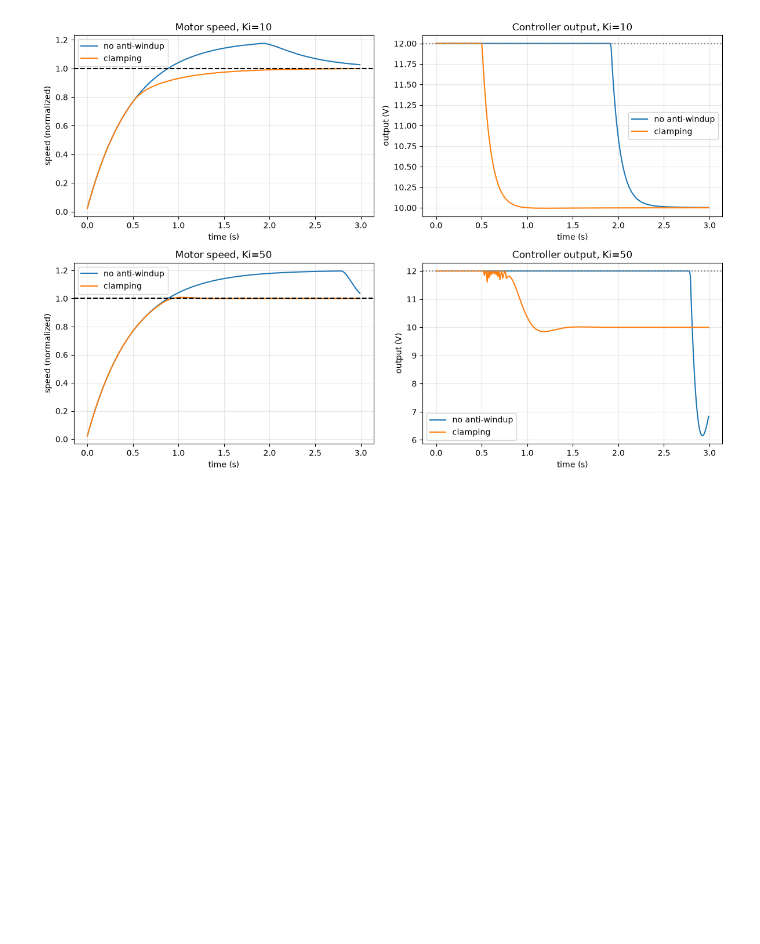
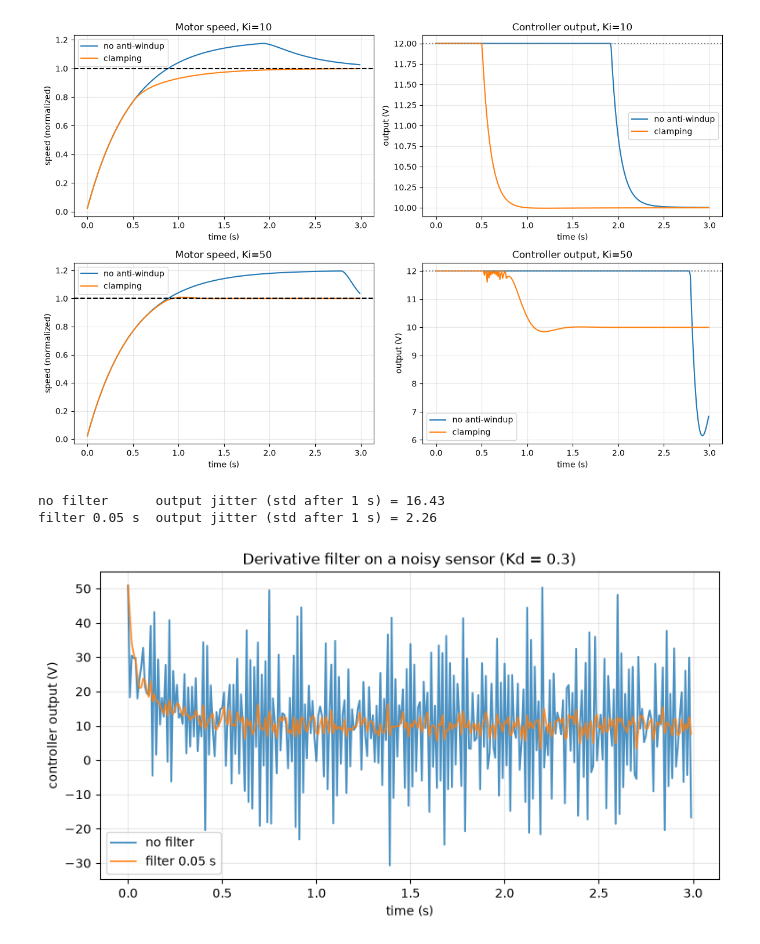
Before and after one commit to MilonClasher/DC-Motor-PID-Simulation, a Jupyter notebook: notebooks/03_antiwindup.ipynb, the cells around one changed output. Cells and saved outputs as stored; diff of their text form; code cells hidden in the pictures; blank space fills up the shorter version.

Commit message:
Add derivative filter

```diff
--- a/notebooks/03_antiwindup.ipynb
+++ b/notebooks/03_antiwindup.ipynb
@@ -103,3 +103,17 @@ Ki=10  clamping        OS=  0.0%  settle=1.60s  final=9.99
 Ki=50  no anti-windup  OS= 15.4%  settle=2.97s  final=10.36
 Ki=50  clamping        OS=  0.8%  settle=0.86s  final=10.00
 [figure]
+# %%
+plt.figure(figsize=(9, 4.5))
+for name, d_tau in {"no filter": 0.0, "filter 0.05 s": 0.05}.items():
+    t, y, u = simulate(5, 10, 0.3, **{**off, "noise": 0.2}, d_tau=d_tau)
+    print(f"{name:14} output jitter (std after 1 s) = {np.std(u[100:]):.2f}")
+    plt.plot(t, u, label=name, alpha=0.8)
+plt.xlabel("time (s)"); plt.ylabel("controller output (V)")
+plt.title("Derivative filter on a noisy sensor (Kd = 0.3)")
+plt.legend(); plt.grid(True, alpha=0.3)
+plt.savefig("../plots/derivative_filter.png", dpi=150); plt.show()
+# %% [output]
+no filter      output jitter (std after 1 s) = 16.43
+filter 0.05 s  output jitter (std after 1 s) = 2.26
+[figure, added]
```
Also changed, not shown: 1 other file.
